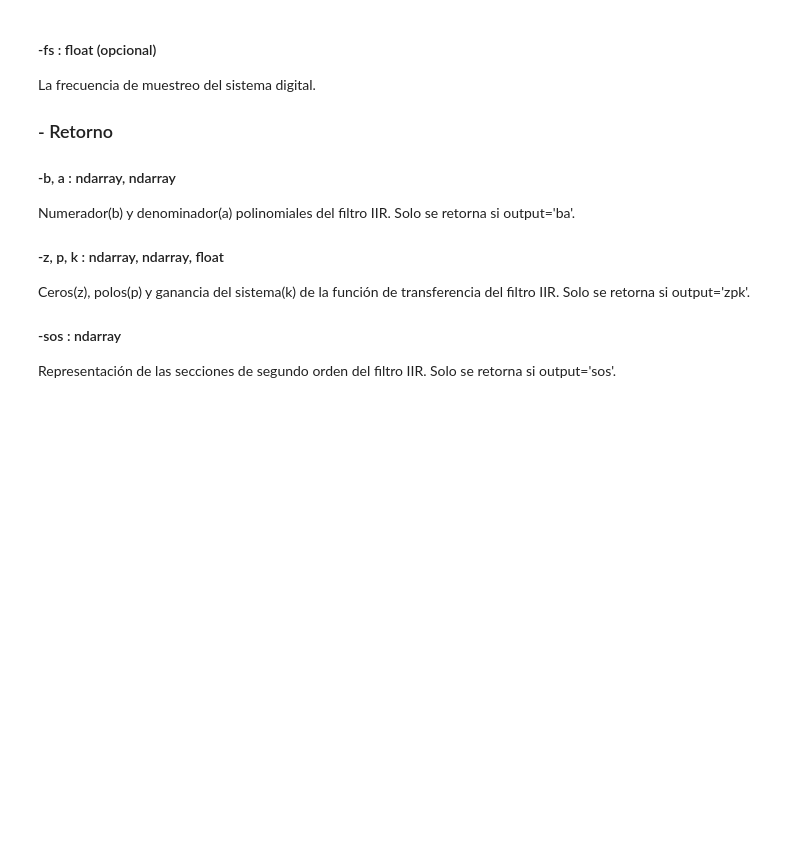
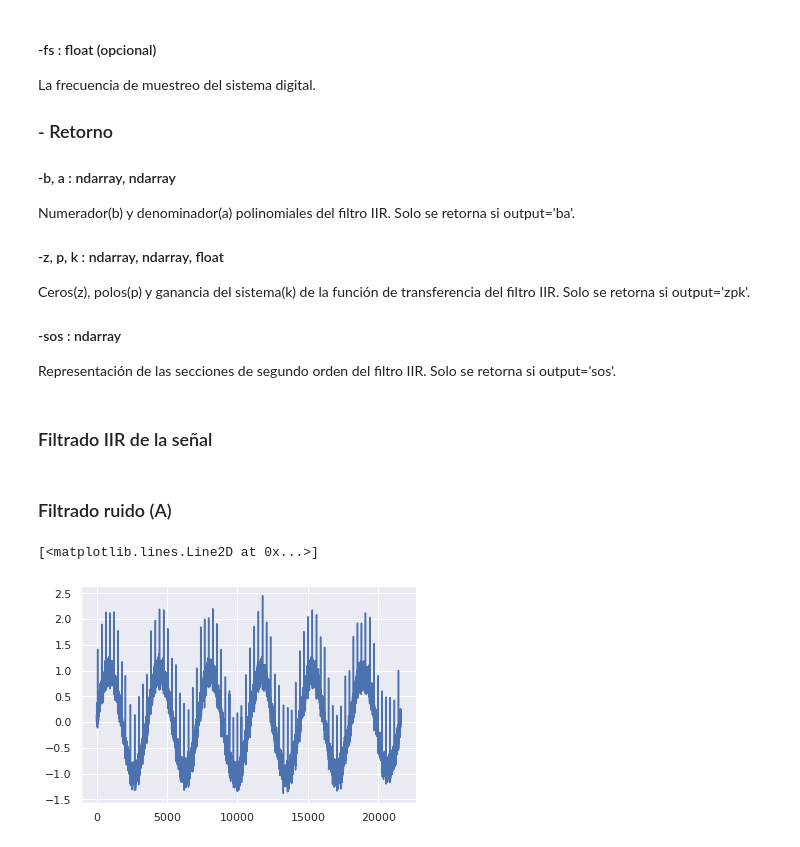
Before and after one commit to Rickiwasho/Analisis-sistemas-lineales, a Jupyter notebook: docs/tarea2/tarea2_info183.ipynb, the cells around one changed output. Drawn from its saved outputs; the diff is of its cells as text; code cells hidden in the pictures; blank space fills up the shorter version.

```diff
--- a/docs/tarea2/tarea2_info183.ipynb
+++ b/docs/tarea2/tarea2_info183.ipynb
@@ -495,0 +507,13 @@ import scipy.signal
+# %% [markdown]
+### Filtrado IIR de la señal
+# %% [markdown]
+### Filtrado ruido (A)
+# %%
+fc = 50
+b, a = scipy.signal.iirfilter(N=3, Wn=fc, fs=Fs, ftype='butter', btype='lowpass')
+p = scipy.signal.lfilter(b, a, data)
+# %%
+plt.plot(p)
+# %% [output]
+[<matplotlib.lines.Line2D at 0x...>]
+[figure, added]
```
Also changed, not shown: parts of 16 cells of this notebook.
